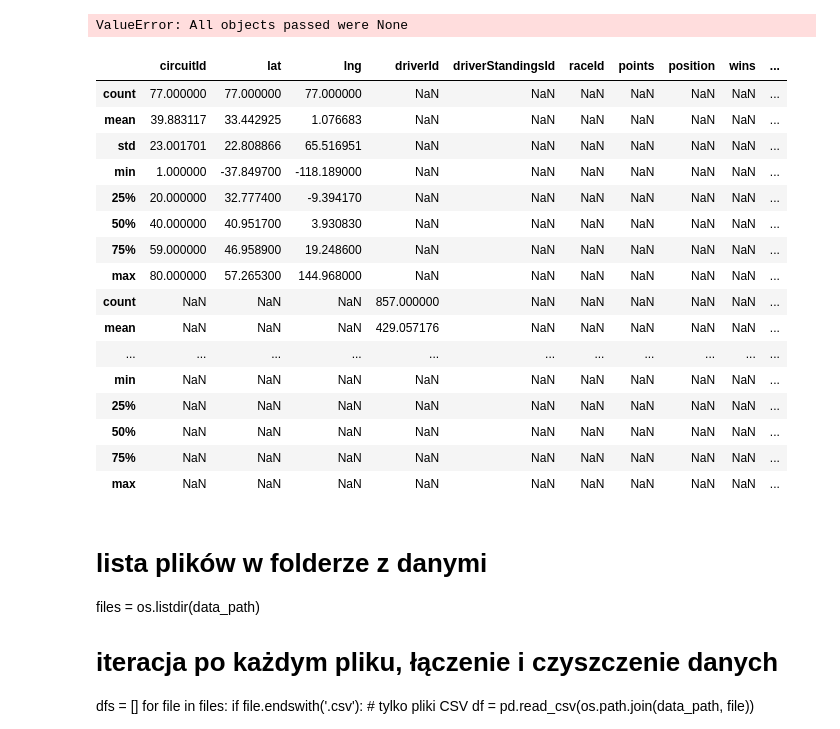
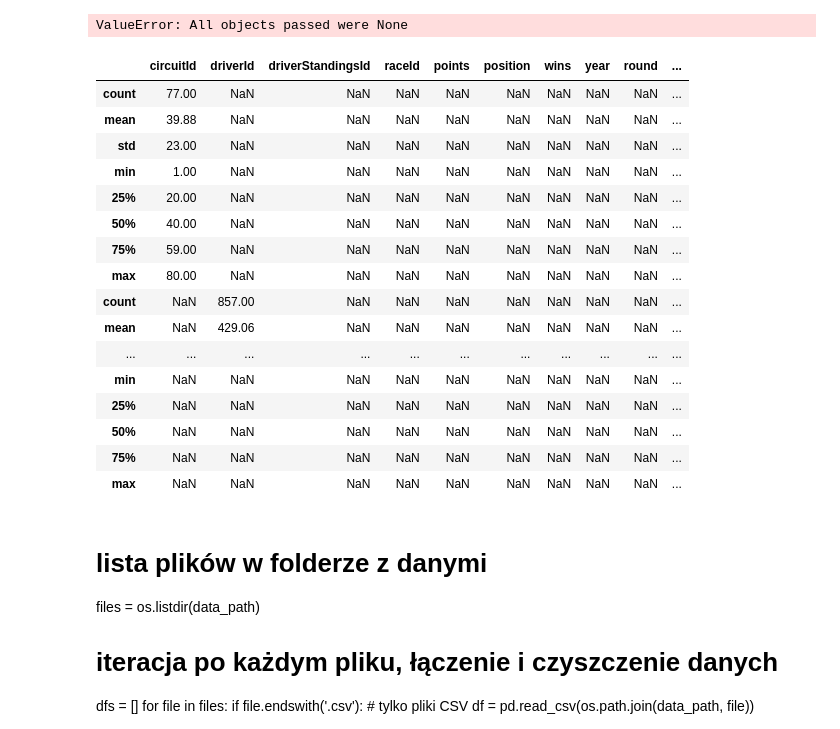
Before and after one commit to nataliaskrzypczak/python-data-analyses, a Jupyter notebook: Formula 1/F1 stats/data mining.ipynb, the cells around one changed output. Saved outputs shown, nothing was run; the diff lists cells and outputs as text; code cells hidden in the pictures.

```diff
--- a/Formula 1/F1 stats/data mining.ipynb
+++ b/Formula 1/F1 stats/data mining.ipynb
@@ -86,7 +70,9 @@ Swiss             23
 South African     23
 Name: nationality, dtype: int64
 # %%
-races.drop(columns=['url', 'time', 'fp1_date', 'fp1_time','fp2_date','fp2_time','fp3_date','fp3_time','quali_date',
-                    'quali_time','sprint_date','sprint_time'], inplace=True)
-races
+circuits.drop(columns=['url', 'location', 'circuitRef', 'country', 'lat', 'lng', 'alt'], inplace=True)
+races.drop(columns=['url', 'time', 'fp1_date', 'fp1_time','fp2_date','fp2_time','fp3_date','fp3_time','quali_date','quali_time','sprint_date','sprint_time'], inplace=True)
+races = races.merge(circuits[['circuitId', 'name']], on='circuitId', how='left', suffixes=('_race', '_circuit'))
+races = races[['raceId', 'year', 'round', 'name_race', 'date', 'circuitId', 'name_circuit']]
+races.to_csv('races.csv', index=False)
 # %% [output]
@@ -105,3 +95,5 @@ plt.show()
 # %%
 results.drop(columns=['fastestLap', 'rank', 'fastestLapTime', 'fastestLapSpeed'], inplace=True)
+results = results.merge(status, on='statusId') # Połączenie plików
+results.to_csv('results.csv', index=False)
 # %% [output]
@@ -210,26 +204,26 @@ ValueError: All objects passed were None
 # %%
 circuits_dscr = circuits.describe()
 drivers_dscr = drivers.describe()
 driver_stnd_dscr = driver_standings.describe()
 races_dscr = races.describe()
 results_dscr = results.describe()
 status_dscr = status.describe()
 
 result_describe = pd.concat([circuits_dscr, drivers_dscr, driver_stnd_dscr, races_dscr, results_dscr, status_dscr])
 
-result_describe
+result_describe.round(2)
 # %% [output]
-|  | circuitId | lat | lng | driverId | driverStandingsId | raceId | points | position | wins | ... |
-| count | 77.000000 | 77.000000 | 77.000000 | NaN | NaN | NaN | NaN | NaN | NaN | ... |
-| mean | 39.883117 | 33.442925 | 1.076683 | NaN | NaN | NaN | NaN | NaN | NaN | ... |
-| std | 23.001701 | 22.808866 | 65.516951 | NaN | NaN | NaN | NaN | NaN | NaN | ... |
-| min | 1.000000 | -37.849700 | -118.189000 | NaN | NaN | NaN | NaN | NaN | NaN | ... |
-| 25% | 20.000000 | 32.777400 | -9.394170 | NaN | NaN | NaN | NaN | NaN | NaN | ... |
-| 50% | 40.000000 | 40.951700 | 3.930830 | NaN | NaN | NaN | NaN | NaN | NaN | ... |
-| 75% | 59.000000 | 46.958900 | 19.248600 | NaN | NaN | NaN | NaN | NaN | NaN | ... |
-| max | 80.000000 | 57.265300 | 144.968000 | NaN | NaN | NaN | NaN | NaN | NaN | ... |
-| count | NaN | NaN | NaN | 857.000000 | NaN | NaN | NaN | NaN | NaN | ... |
-| mean | NaN | NaN | NaN | 429.057176 | NaN | NaN | NaN | NaN | NaN | ... |
+|  | circuitId | driverId | driverStandingsId | raceId | points | position | wins | year | round | ... |
+| count | 77.00 | NaN | NaN | NaN | NaN | NaN | NaN | NaN | NaN | ... |
+| mean | 39.88 | NaN | NaN | NaN | NaN | NaN | NaN | NaN | NaN | ... |
+| std | 23.00 | NaN | NaN | NaN | NaN | NaN | NaN | NaN | NaN | ... |
+| min | 1.00 | NaN | NaN | NaN | NaN | NaN | NaN | NaN | NaN | ... |
+| 25% | 20.00 | NaN | NaN | NaN | NaN | NaN | NaN | NaN | NaN | ... |
+| 50% | 40.00 | NaN | NaN | NaN | NaN | NaN | NaN | NaN | NaN | ... |
+| 75% | 59.00 | NaN | NaN | NaN | NaN | NaN | NaN | NaN | NaN | ... |
+| max | 80.00 | NaN | NaN | NaN | NaN | NaN | NaN | NaN | NaN | ... |
+| count | NaN | 857.00 | NaN | NaN | NaN | NaN | NaN | NaN | NaN | ... |
+| mean | NaN | 429.06 | NaN | NaN | NaN | NaN | NaN | NaN | NaN | ... |
 | ... | ... | ... | ... | ... | ... | ... | ... | ... | ... | ... |
 | min | NaN | NaN | NaN | NaN | NaN | NaN | NaN | NaN | NaN | ... |
 | 25% | NaN | NaN | NaN | NaN | NaN | NaN | NaN | NaN | NaN | ... |
```
Also changed, not shown: parts of 12 cells of this notebook, 17 other files.
